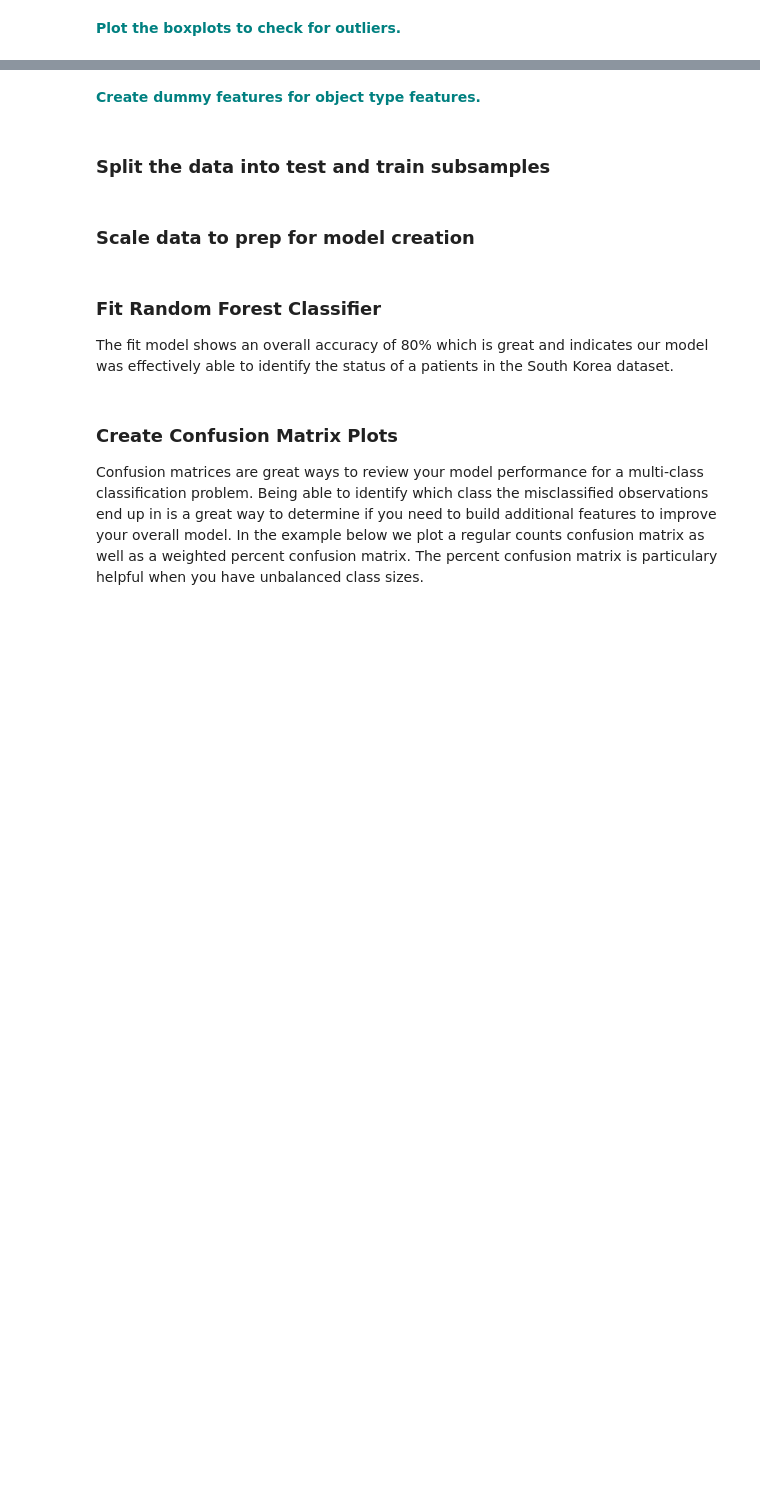
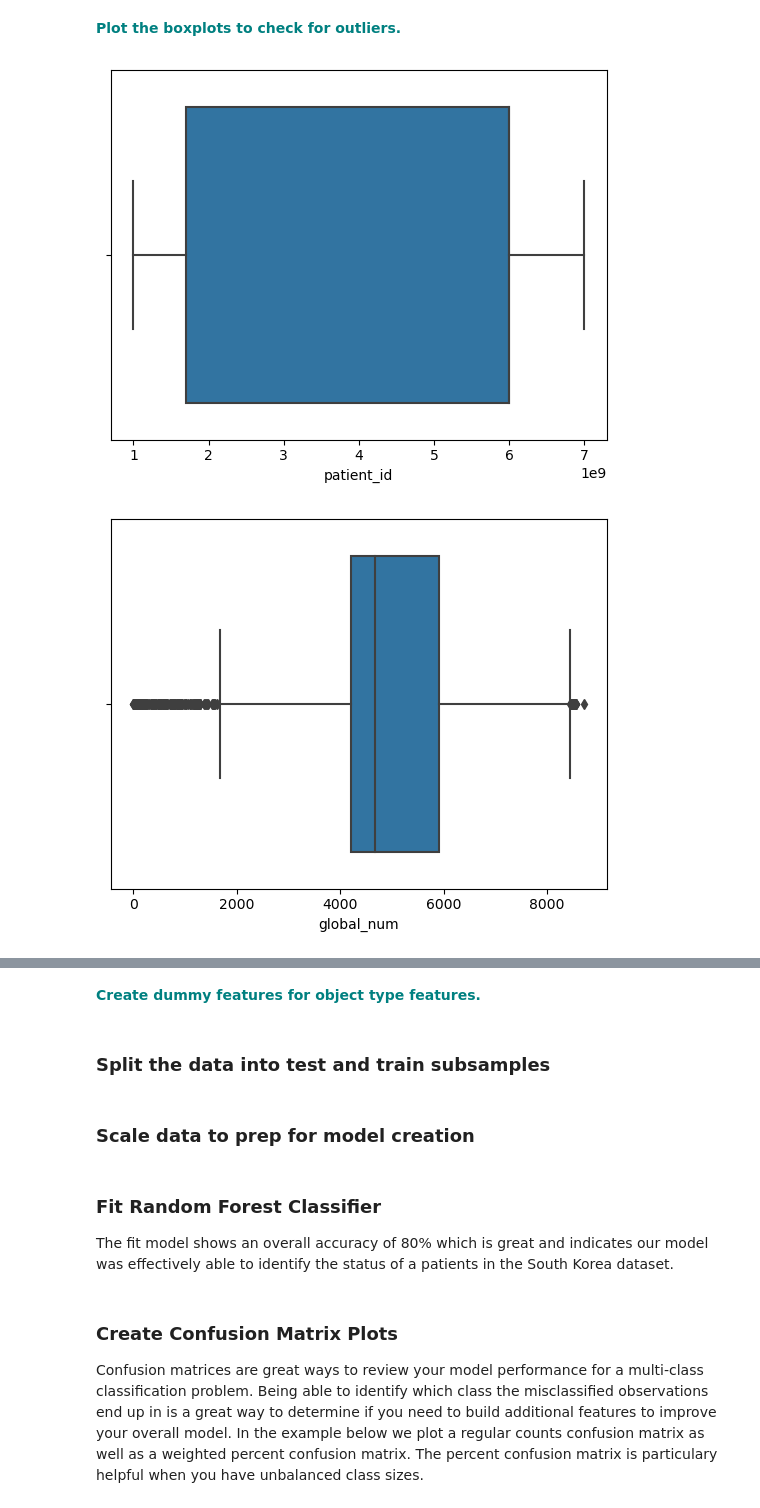
Before and after one commit to tpoozhikala/Springboard, a Jupyter notebook: RandomForest_Covid_Case_Study_06302020/RandomForest_casestudy_covid19.ipynb, the cells around one changed output, grey strips where cells are left out. Saved outputs shown, nothing was run; the diff lists cells and outputs as text; code cells hidden in the pictures; blank space fills up the shorter version.

```diff
--- a/RandomForest_Covid_Case_Study_06302020/RandomForest_casestudy_covid19.ipynb
+++ b/RandomForest_Covid_Case_Study_06302020/RandomForest_casestudy_covid19.ipynb
@@ -166,2 +336,11 @@ vn
 # %% [markdown]
 **<font color='teal'> Plot the boxplots to check for outliers. </font>**
+# %%
+names = list(corr.columns)
+# %%
+for i in range(len(names)):
+    sns.boxplot(data=df, x=names[i])
+    plt.show()
+# %% [output]
+[figure, added]
+[figure, added]
```
Also changed, not shown: parts of 17 cells of this notebook.
